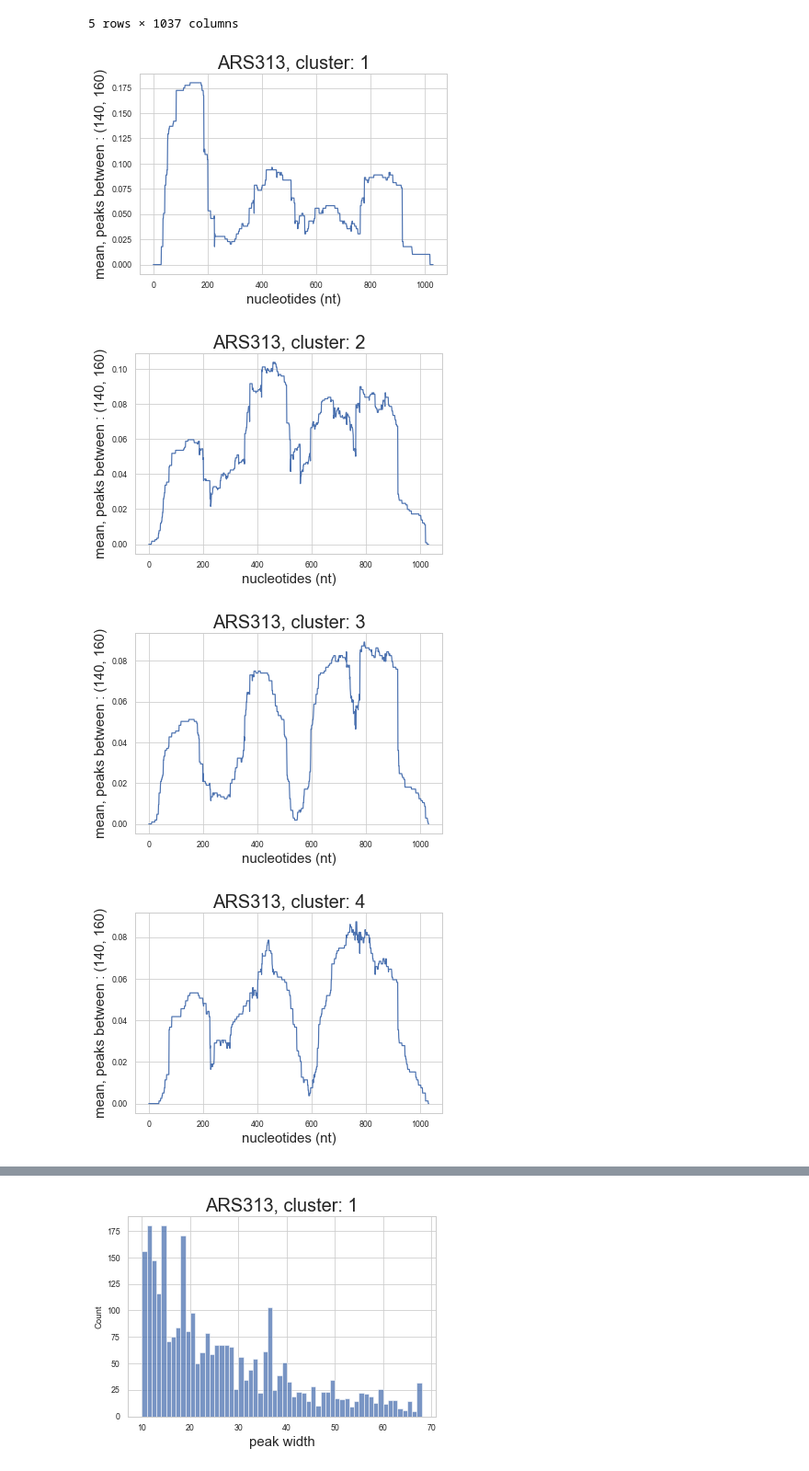
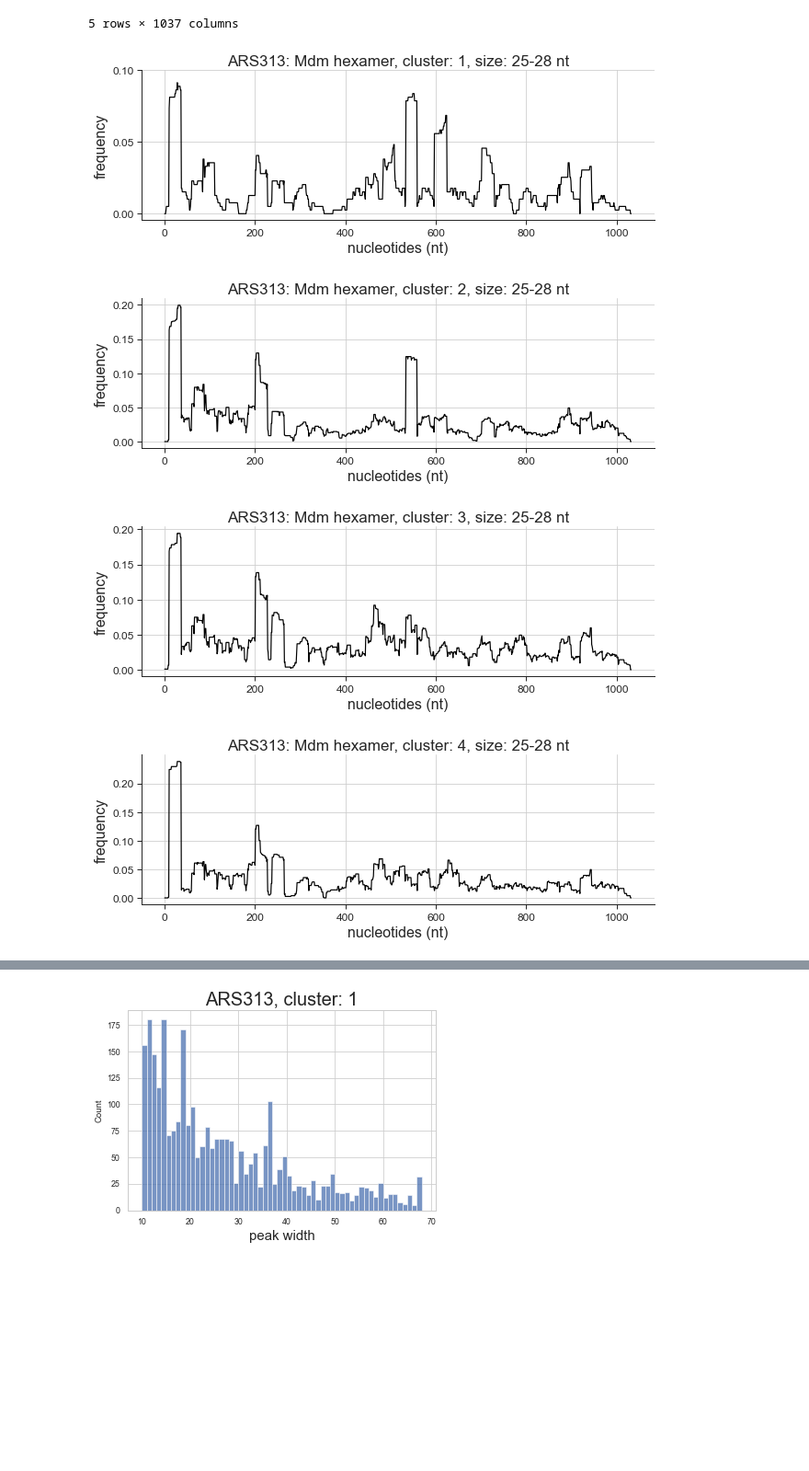
Before and after one commit to KarolineHoller/nanopore_methylation, a Jupyter notebook: methylation_analysis_20220502_ARS313.ipynb, the cells around one changed output, grey strips where cells are left out. Shown at 92% size. Cells and saved outputs as stored; diff of their text form; code cells hidden in the pictures; blank space fills up the shorter version.

Commit message:
add pretty plots for paper

```diff
--- a/methylation_analysis_20220502_ARS313.ipynb
+++ b/methylation_analysis_20220502_ARS313.ipynb
@@ -1874,23 +1874,37 @@ all_data_plus.head()
 | 3 | 0.000000 | 0.0 | 0.0 | 0.000000 | 0.000000 | 20.711223 | 0.0 | 20.711223 | 20.711223 | 0.0 | ... | ... |
 | 4 | 20.711223 | 0.0 | 0.0 | 20.711223 | 20.711223 | 20.711223 | 0.0 | 20.711223 | 20.711223 | 0.0 | ... | ... |
 5 rows × 1037 columns
+# %%
+sns.set(style = "whitegrid", font_scale=1.5)
+sns.set_context("paper")
 # %%
-width_range = (140,160)
+width_range = (25,29)
 
 for cluster in set(all_data_plus.cluster):
 
-    data_temp = np.array(all_data_plus.loc[all_data_plus.cluster == cluster, :1032])
 
-    peaks_temp = measure_valley(data_temp, width_range = width_range)
-    rebuild_temp = restore_peaks(peaks_temp, data_temp.shape)
+    with sns.axes_style("ticks", {'axes.grid': True, 'axes.spines.right': False, 'axes.spines.top': False}):
+        data_temp = np.array(all_data_plus.loc[all_data_plus.cluster == cluster, :1032])
 
-    plt.plot(rebuild_temp.mean(axis=0))
-    plt.title(load_dir + ", cluster: " + str(cluster) , fontsize=20)
-    plt.xlabel("nucleotides (nt)", fontsize=15)
-    plt.ylabel("mean, peaks between : " + str(width_range), fontsize = 15)
-    plt.show()
+        peaks_temp = measure_valley(data_temp, width_range = width_range)
+        rebuild_temp = restore_peaks(peaks_temp, data_temp.shape)
+
+        plt.figure(figsize = (10,3))
+        plt.plot(rebuild_temp.mean(axis=0), color = "black")
+        #plt.ylabel("mean, peaks between : " + str(width_range), fontsize = 15)
+        plt.title(load_dir + ": Mdm hexamer, cluster: " + str(cluster) +", size: 25-28 nt", fontsize=17)
+
+        plt.xticks(fontsize=12)
+        #plt.yticks(fontsize=12)
+        plt.yticks(np.arange(0, rebuild_temp.mean(axis=0).max() + 0.01, 0.05), fontsize=12)
+        plt.xlabel("nucleotides (nt)", fontsize=16)
+        plt.ylabel("frequency", fontsize = 16)
+
+        #plt.savefig(load_dir + "/plots/ARS313_footprint_26nt_" + str(cluster) + ".pdf")
+        #plt.ylim((0, 0.2))
+        plt.show()
 # %% [output]
-[figure, old version]
+[figure, new version]
-[figure, old version]
+[figure, new version]
-[figure, old version]
+[figure, new version]
-[figure, old version]
+[figure, new version]
```
Also changed, not shown: parts of 2 cells of this notebook, 5 other files.
